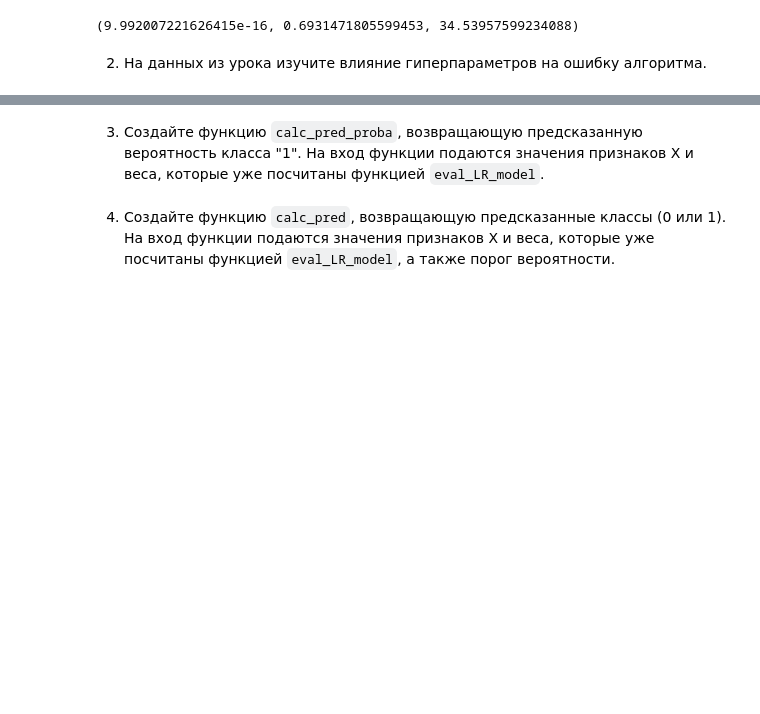
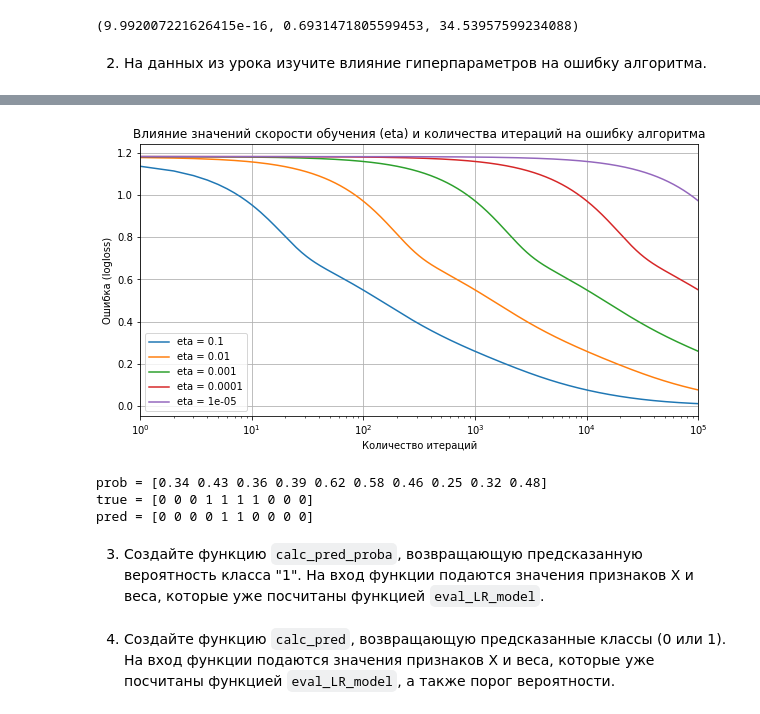
Before and after one commit to nglaz0v/Data_Analysis_Algorithms, a Jupyter notebook: task_03.ipynb, the cells around one changed output, grey strips where cells are left out. Cells and saved outputs as stored; diff of their text form; code cells hidden in the pictures; blank space fills up the shorter version.

```diff
--- a/task_03.ipynb
+++ b/task_03.ipynb
@@ -3,6 +3,8 @@ import numpy as np
 import matplotlib.pyplot as plt
 
 %matplotlib inline
+
+plt.rcParams["figure.figsize"] = (10,5)
 # %% [markdown]
 1. Измените функцию `calc_logloss` так, чтобы нули по возможности не попадали в `np.log` (как вариант - использовать `np.clip` или `np.where`).
 # %%
@@ -20,0 +65,22 @@ calc_logloss(0, 0), calc_logloss(0, 0.5), calc_logloss(0, 1)
+# %%
+def sigmoid(z):
+    """сигмоида"""
+    return 1 / (1 + np.exp(-z))
+# %%
+def eval_LR_model(X, y, iterations, eta=1e-4):
+    """логистическая регрессия"""
+    np.random.seed(42)
+    w = np.random.randn(X.shape[1])
+    n = X.shape[0]
+    errors = []
+    for i in range(1, iterations + 1):
+        z = np.dot(X, w) # log(p/(1-p))
+        pred = sigmoid(z) # p [0, 1]
+        w -= eta * (1/n * np.dot((pred - y), X))
+        err = calc_logloss(y, sigmoid(np.dot(X, w)))
+        if i % (iterations / 10) == 0:
+            print(i, w, err)
+        errors.append(err)
+    return w, errors
+# %%
+w, _ = eval_LR_model(X_st, y, iterations=100, eta=0.1)
@@ -21,3 +98,32 @@ calc_logloss(0, 0), calc_logloss(0, 0.5), calc_logloss(0, 1)
+# %%
+iterations = 10**5+1
+
+fig = plt.figure()
+plt.xscale("log")
+plt.xlim(1, iterations)
+plt.xlabel("Количество итераций")
+plt.ylabel("Ошибка (logloss)")
+plt.title("Влияние значений скорости обучения (eta) и количества итераций на ошибку алгоритма")
+plt.grid()
+
+for i in (1, 2, 3, 4, 5):
+    eta = 10**(-i)
+    _, errors = eval_LR_model(X_st, y, iterations, eta)
+    plt.plot(errors, label=f"{eta = }")
+
+plt.legend()
+plt.show()
+# %% [output]
+[figure, added]
+# %%
+pred = sigmoid(np.dot(X_st, w))
+print('prob =', pred.round(2))
+print('true =', y)
+print('pred =', np.where(pred > 0.5, 1, 0))
+# %% [output]
+prob = [0.34 0.43 0.36 0.39 0.62 0.58 0.46 0.25 0.32 0.48]
+true = [0 0 0 1 1 1 1 0 0 0]
+pred = [0 0 0 0 1 1 0 0 0 0]
 # %% [markdown]
 3. Создайте функцию `calc_pred_proba`, возвращающую предсказанную вероятность класса "1". На вход функции подаются значения признаков Х и веса, которые уже посчитаны функцией `eval_LR_model`.
 # %% [markdown]
```
Also changed, not shown: parts of 3 cells of this notebook.
